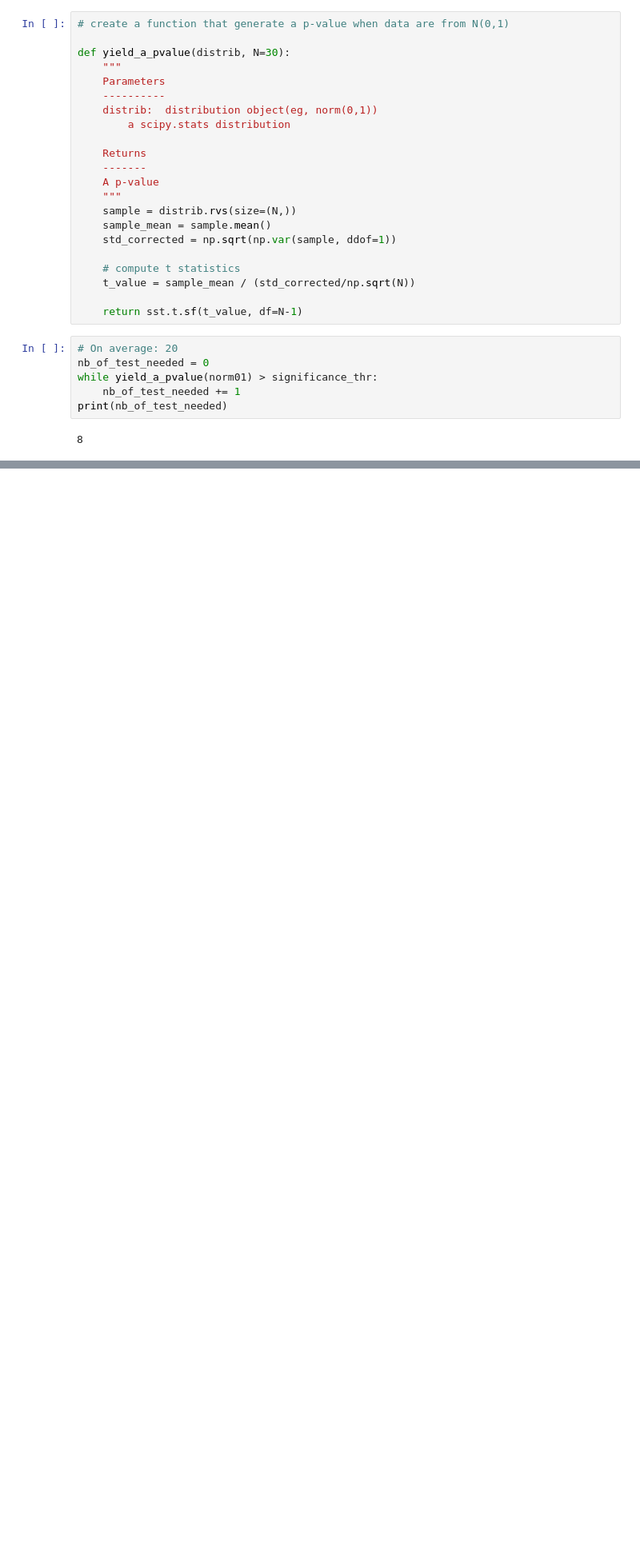
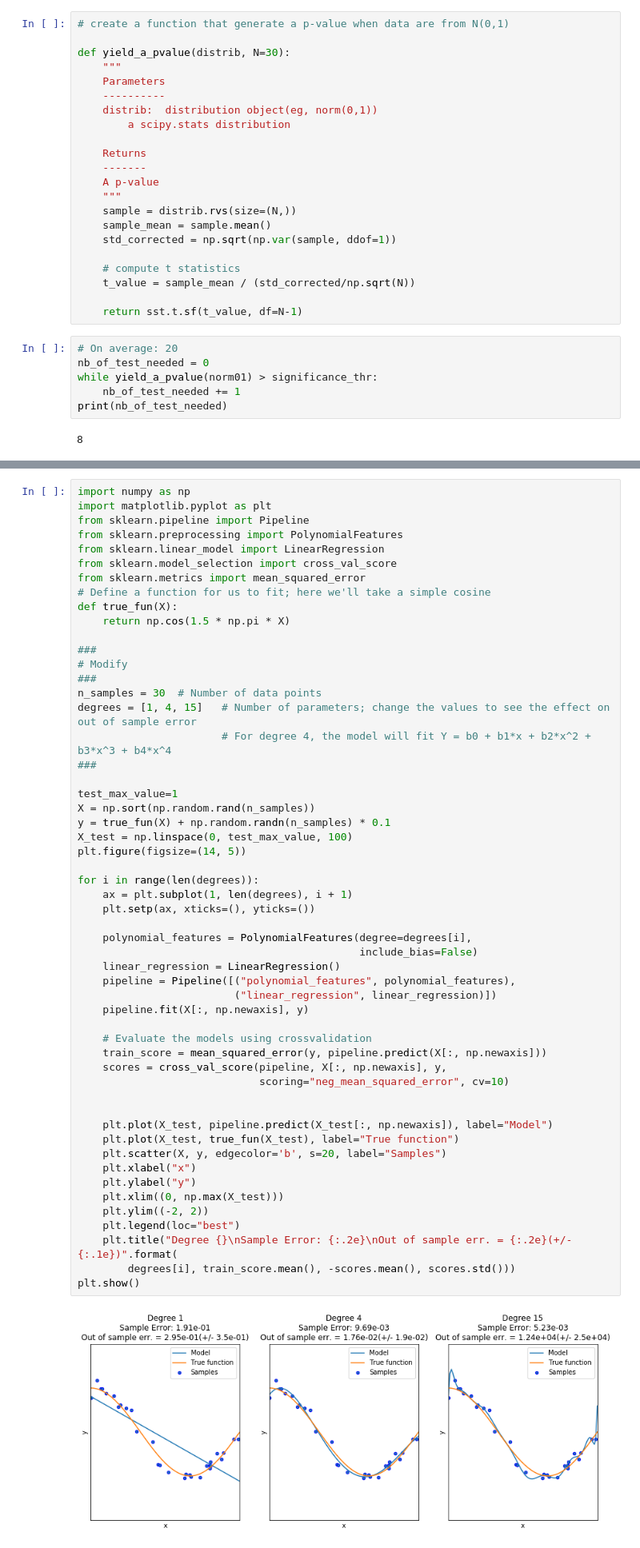
Before and after one commit to yukaizou2015/module-stats, a Jupyter notebook: notebooks/P-value-exercise.ipynb, the cells around one changed output, grey strips where cells are left out. Shown at 80% size. Cells and saved outputs as stored; diff of their text form; blank space fills up the shorter version.

```diff
--- a/notebooks/P-value-exercise.ipynb
+++ b/notebooks/P-value-exercise.ipynb
@@ -154,0 +172,56 @@ We have 491 tests significant over 1000 trials, ie 49.1%
+# %%
+import numpy as np
+import matplotlib.pyplot as plt
+from sklearn.pipeline import Pipeline
+from sklearn.preprocessing import PolynomialFeatures
+from sklearn.linear_model import LinearRegression
+from sklearn.model_selection import cross_val_score
+from sklearn.metrics import mean_squared_error
+# Define a function for us to fit; here we'll take a simple cosine
+def true_fun(X):
+    return np.cos(1.5 * np.pi * X)
+
+###
+# Modify
+###
+n_samples = 30  # Number of data points
+degrees = [1, 4, 15]   # Number of parameters; change the values to see the effect on out of sample error
+                       # For degree 4, the model will fit Y = b0 + b1*x + b2*x^2 + b3*x^3 + b4*x^4
+###
+
+test_max_value=1
+X = np.sort(np.random.rand(n_samples))
+y = true_fun(X) + np.random.randn(n_samples) * 0.1
+X_test = np.linspace(0, test_max_value, 100)
+plt.figure(figsize=(14, 5))
+
+for i in range(len(degrees)):
+    ax = plt.subplot(1, len(degrees), i + 1)
+    plt.setp(ax, xticks=(), yticks=())
+
+    polynomial_features = PolynomialFeatures(degree=degrees[i],
+                                             include_bias=False)
+    linear_regression = LinearRegression()
+    pipeline = Pipeline([("polynomial_features", polynomial_features),
+                         ("linear_regression", linear_regression)])
+    pipeline.fit(X[:, np.newaxis], y)
+
+    # Evaluate the models using crossvalidation
+    train_score = mean_squared_error(y, pipeline.predict(X[:, np.newaxis]))
+    scores = cross_val_score(pipeline, X[:, np.newaxis], y,
+                             scoring="neg_mean_squared_error", cv=10)
+
+
+    plt.plot(X_test, pipeline.predict(X_test[:, np.newaxis]), label="Model")
+    plt.plot(X_test, true_fun(X_test), label="True function")
+    plt.scatter(X, y, edgecolor='b', s=20, label="Samples")
+    plt.xlabel("x")
+    plt.ylabel("y")
+    plt.xlim((0, np.max(X_test)))
+    plt.ylim((-2, 2))
+    plt.legend(loc="best")
+    plt.title("Degree {}\nSample Error: {:.2e}\nOut of sample err. = {:.2e}(+/- {:.1e})".format(
+        degrees[i], train_score.mean(), -scores.mean(), scores.std()))
+plt.show()
+# %% [output]
+[figure, added]
```
Also changed, not shown: parts of 19 cells of this notebook.
